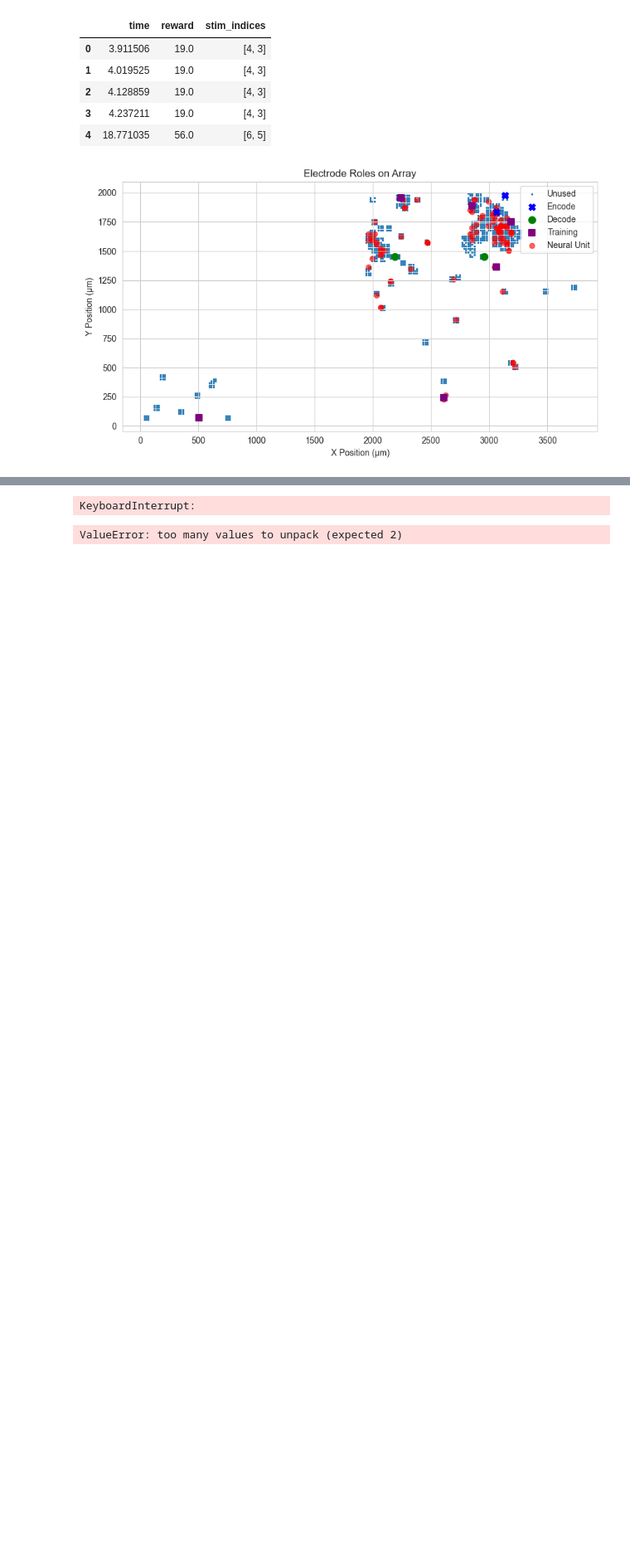
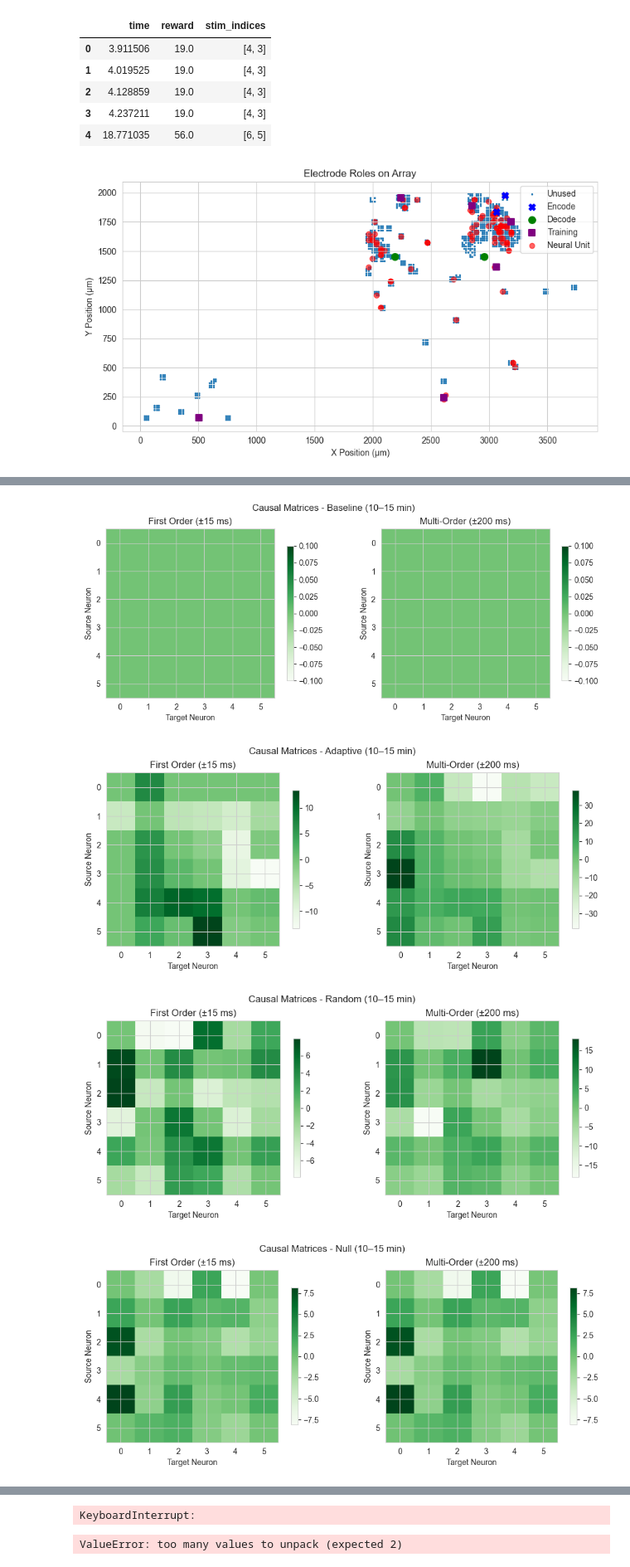
Before and after one commit to JamesVLF/OrganoidLearning, a Jupyter notebook: goatpole.ipynb, the cells around one changed output, grey strips where cells are left out. Shown at 83% size. Cells and saved outputs as stored; diff of their text form; code cells hidden in the pictures; blank space fills up the shorter version.

```diff
--- a/goatpole.ipynb
+++ b/goatpole.ipynb
@@ -366,0 +370,18 @@ ole.show_spatial_connectivity_map(condition="Adaptive", order="multi")
+# %%
+# Compute all causal matrices (final 5 min)
+for cond in ["Baseline", "Adaptive", "Random", "Null"]:
+    ole.compute_causal_matrices(cond, start_ms=600000, end_ms=900000)
+
+# Show causal plots for each condition (restricted to training neurons)
+training_inds = ole.metadata["training_inds"]
+for cond in ["Baseline", "Adaptive", "Random", "Null"]:
+    first = ole.causal_latency_matrices[(cond, 600000, 900000)]
+    multi = ole.multi_order_matrices[(cond, 600000, 900000)]
+    ole.show_causal_plot_from_matrices(first, multi,
+                                       title=f"Causal Matrices - {cond} (10–15 min)",
+                                       inds=training_inds)
+# %% [output]
+[figure, added]
+[figure, added]
+[figure, added]
+[figure, added]
```
Also changed, not shown: parts of 7 cells of this notebook, 5 other files.
